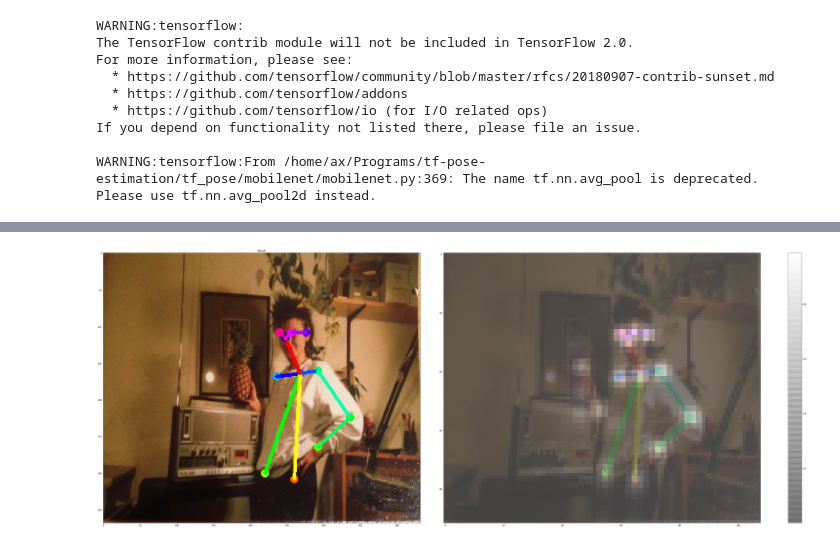
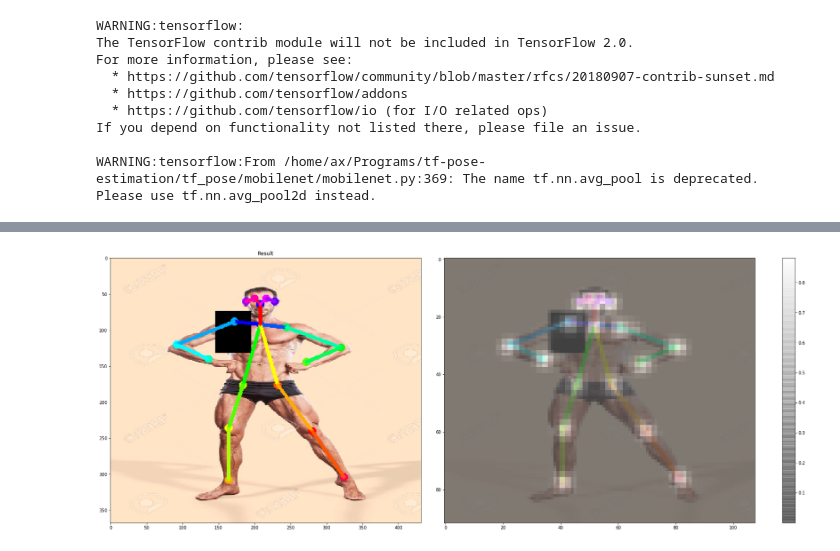
Before and after one commit to alexus37/MasterThesisCode, a Jupyter notebook: experiments/OpenPoseUnderstand.ipynb, the cells around one changed output, grey strips where cells are left out. Cells and saved outputs as stored; diff of their text form; code cells hidden in the pictures.

```diff
--- a/experiments/OpenPoseUnderstand.ipynb
+++ b/experiments/OpenPoseUnderstand.ipynb
@@ -49,9 +49,9 @@ If you depend on functionality not listed there, please file an issue.
 
 WARNING:tensorflow:From /home/ax/Programs/tf-pose-estimation/tf_pose/mobilenet/mobilenet.py:369: The name tf.nn.avg_pool is deprecated. Please use tf.nn.avg_pool2d instead.
 # %%
-# params
+# params 432, 368
 w, h = 432, 368
-image_path = './data/images/daniela.jpg'
+image_path = './data/images/muscle_black1.jpg'
 model = 'cmu'
 resize_out_ratio = 2.0
 # %%
@@ -74,25 +74,25 @@ WARNING:tensorflow:From /home/ax/Programs/tf-pose-estimation/tf_pose/estimator.p
 # %%
 # estimate human poses from a single image !
 image = common.read_imgfile(image_path, w, h)
 humans = e.inference(image, resize_to_default=(w > 0 and h > 0), upsample_size=resize_out_ratio)
 image_result = TfPoseEstimator.draw_humans(image, humans, imgcopy=True)
 
-fig = plt.figure(figsize=(100, 50))
+fig = plt.figure(figsize=(50, 25))
 a = fig.add_subplot(2, 1, 1)
 a.set_title('Result')
 plt.imshow(cv2.cvtColor(image_result, cv2.COLOR_BGR2RGB))
 
 bgimg = cv2.cvtColor(image_result.astype(np.uint8), cv2.COLOR_BGR2RGB)
 bgimg = cv2.resize(bgimg, (e.heatMat.shape[1], e.heatMat.shape[0]), interpolation=cv2.INTER_AREA)
 
 # show network output
 a = fig.add_subplot(2, 2, 2)
 plt.imshow(bgimg, alpha=0.5)
 tmp = np.amax(e.heatMat[:, :, :-1], axis=2)
 plt.imshow(tmp, cmap=plt.cm.gray, alpha=0.5)
 _ = plt.colorbar()
 # %% [output]
-[figure, old version]
+[figure, new version]
 # %%
 # show network output
 fig = plt.figure(figsize=(10, 5))
```
Also changed, not shown: parts of 9 cells of this notebook, 3 other files.
